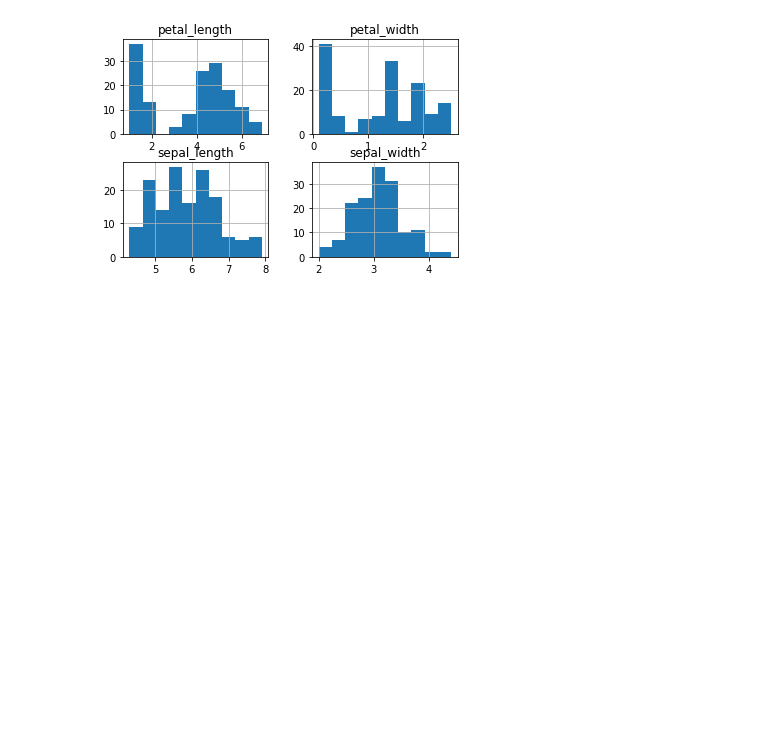
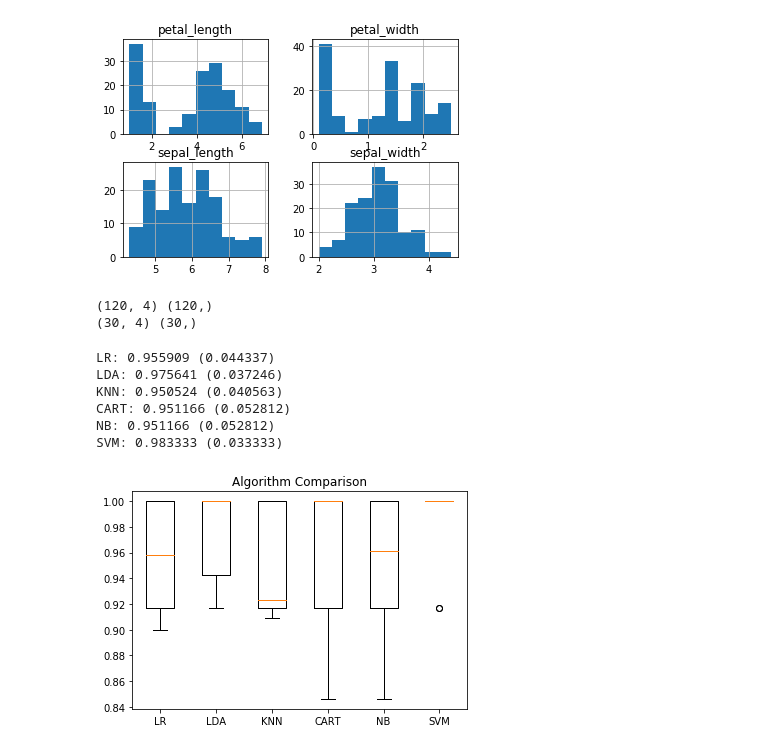
Before and after one commit to rtieu10/IrisCaseStudy, a Jupyter notebook: Iriscasepractice.ipynb, the cells around one changed output. Saved outputs shown, nothing was run; the diff lists cells and outputs as text; code cells hidden in the pictures; blank space fills up the shorter version.

```diff
--- a/Iriscasepractice.ipynb
+++ b/Iriscasepractice.ipynb
@@ -208,3 +223,54 @@ array([[<matplotlib.axes._subplots.AxesSubplot object at 0x...>,
         <matplotlib.axes._subplots.AxesSubplot object at 0x...>]],
       dtype=object)
 [figure]
+# %%
+#splitting our data into training & testing data
+array = iris.values   #sets the dataset into a 2d array
+X = array[:,0:4] #grabs the 4 columns of data
+Y = array[:,4]  #the data we are predicting, the last column, species
+
+#validation_size = 0.20  #using 20% of the data set to validate
+
+#plitting data into training and validation
+#X's = the features for input for the model
+#Y's = expected outcomes
+
+X_train, X_validation, Y_train, Y_validation = model_selection.train_test_split(X, Y, test_size=0.2, random_state = 1)
+
+print(X_train.shape, Y_train.shape)
+print(X_validation.shape, Y_validation.shape)
+# %% [output]
+(120, 4) (120,)
+(30, 4) (30,)
+# %%
+#LR: logistic regression, LDA: Linear Discriminant Analysis, KNN: K-nearest neighbors
+#CART: classification and Regression Trees, NB: Gaussian Naive Bayes, SVM: Support vector Machines
+models = []
+models.append(('LR', sklearn.linear_model.LogisticRegression(solver='liblinear', multi_class='ovr')))
+models.append(('LDA', LinearDiscriminantAnalysis()))
+models.append(('KNN', KNeighborsClassifier()))
+models.append(('CART', DecisionTreeClassifier()))
+models.append(('NB', GaussianNB()))
+models.append(('SVM', SVC(gamma='auto')))
+
+results = []
+names = []
+for name, model in models:
+    kfold = StratifiedKFold(n_splits=10, random_state=1, shuffle=True)
+    cv_results = cross_val_score(model, X_train, Y_train, cv=kfold, scoring='accuracy')
+    results.append(cv_results)
+    names.append(name)
+    print('%s: %f (%f)' % (name, cv_results.mean(), cv_results.std()))
+# %% [output]
+LR: 0.955909 (0.044337)
+LDA: 0.975641 (0.037246)
+KNN: 0.950524 (0.040563)
+CART: 0.951166 (0.052812)
+NB: 0.951166 (0.052812)
+SVM: 0.983333 (0.033333)
+# %%
+pyplot.boxplot(results, labels=names)
+pyplot.title('Algorithm Comparison')
+pyplot.show()
+# %% [output]
+[figure, added]
```
Also changed, not shown: parts of 4 cells of this notebook.
